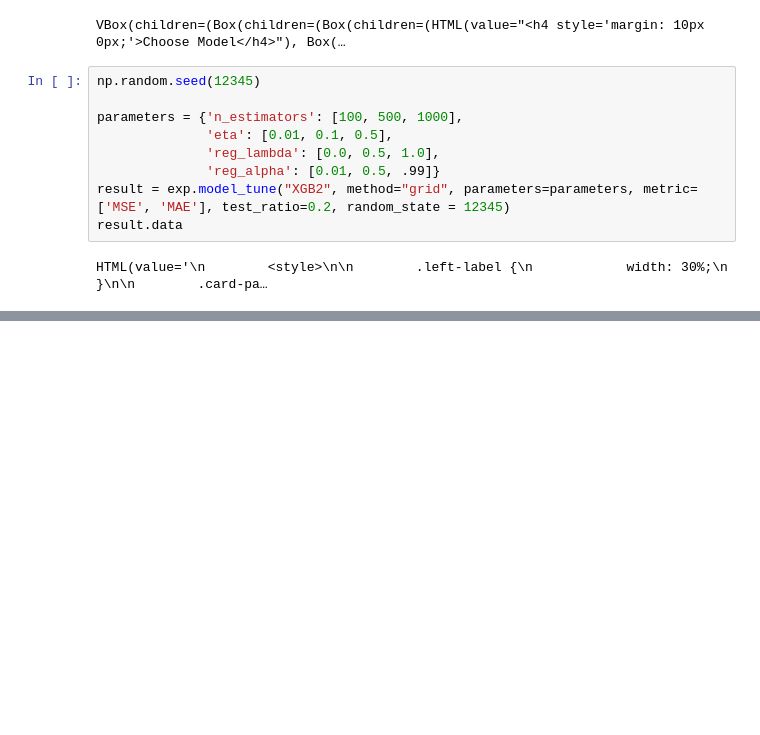
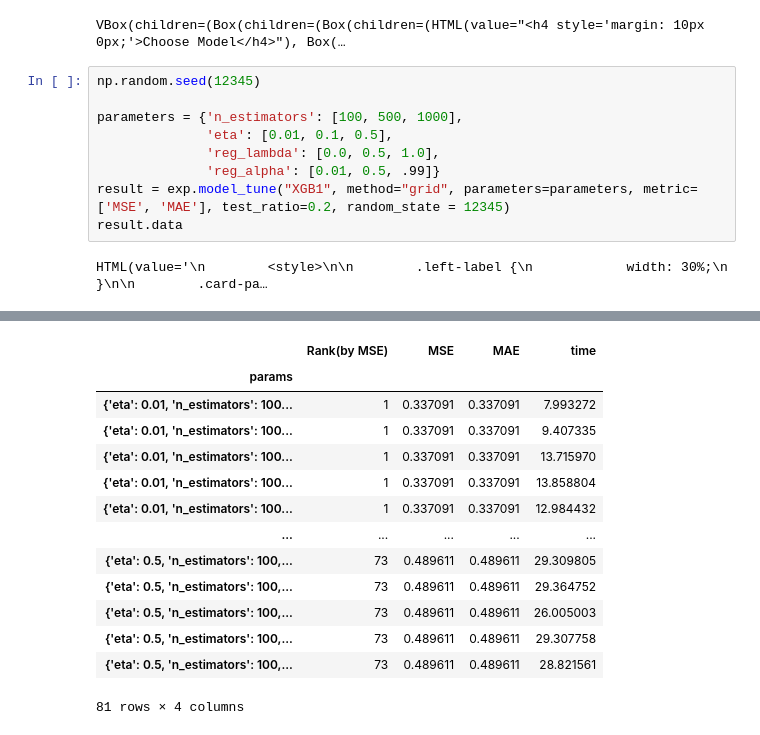
Before and after one commit to celinawong21/WF-ML-Model, a Jupyter notebook: PIML_XGBOOST_SmallSample.ipynb, the cells around one changed output, grey strips where cells are left out. Drawn from its saved outputs; the diff is of its cells as text; blank space fills up the shorter version.

```diff
--- a/PIML_XGBOOST_SmallSample.ipynb
+++ b/PIML_XGBOOST_SmallSample.ipynb
@@ -303,12 +281,26 @@ VBox(children=(Box(children=(Box(children=(HTML(value="<h4 style='margin: 10px 0
 # %%
 np.random.seed(12345)
 
 parameters = {'n_estimators': [100, 500, 1000],
               'eta': [0.01, 0.1, 0.5],
               'reg_lambda': [0.0, 0.5, 1.0],
               'reg_alpha': [0.01, 0.5, .99]}
-result = exp.model_tune("XGB2", method="grid", parameters=parameters, metric=['MSE', 'MAE'], test_ratio=0.2, random_state = 12345)
+result = exp.model_tune("XGB1", method="grid", parameters=parameters, metric=['MSE', 'MAE'], test_ratio=0.2, random_state = 12345)
 result.data
 # %% [output]
 HTML(value='\n        <style>\n\n        .left-label {\n            width: 30%;\n        }\n\n        .card-pa…
 [interactive output not drawn]
+|  | Rank(by MSE) | MSE | MAE | time |
+| params |  |  |  |  |
+| {'eta': 0.01, 'n_estimators': 100... | 1 | 0.337091 | 0.337091 | 7.993272 |
+| {'eta': 0.01, 'n_estimators': 100... | 1 | 0.337091 | 0.337091 | 9.407335 |
+| {'eta': 0.01, 'n_estimators': 100... | 1 | 0.337091 | 0.337091 | 13.715970 |
+| {'eta': 0.01, 'n_estimators': 100... | 1 | 0.337091 | 0.337091 | 13.858804 |
+| {'eta': 0.01, 'n_estimators': 100... | 1 | 0.337091 | 0.337091 | 12.984432 |
+| ... | ... | ... | ... | ... |
+| {'eta': 0.5, 'n_estimators': 100,... | 73 | 0.489611 | 0.489611 | 29.309805 |
+| {'eta': 0.5, 'n_estimators': 100,... | 73 | 0.489611 | 0.489611 | 29.364752 |
+| {'eta': 0.5, 'n_estimators': 100,... | 73 | 0.489611 | 0.489611 | 26.005003 |
+| {'eta': 0.5, 'n_estimators': 100,... | 73 | 0.489611 | 0.489611 | 29.307758 |
+| {'eta': 0.5, 'n_estimators': 100,... | 73 | 0.489611 | 0.489611 | 28.821561 |
+81 rows × 4 columns
```
Also changed, not shown: parts of 24 cells of this notebook.
